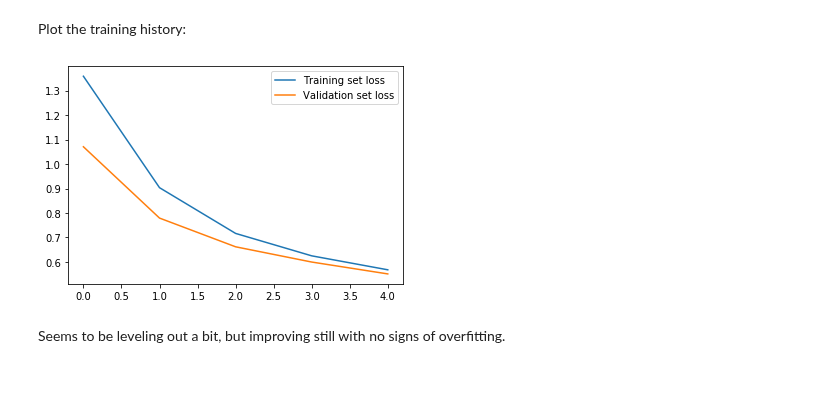
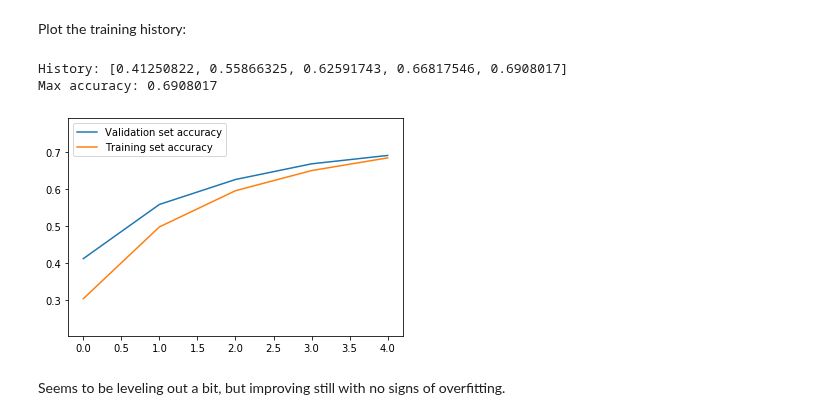
Before and after one commit to TurkuNLP/Deep_Learning_in_LangTech_course, a Jupyter notebook: seq2seq_katakana.ipynb, the cells around one changed output. Saved outputs shown, nothing was run; the diff lists cells and outputs as text; code cells hidden in the pictures; blank space fills up the shorter version.

Commit message:
One-hot outputs, plot accuracy

```diff
--- a/seq2seq_katakana.ipynb
+++ b/seq2seq_katakana.ipynb
@@ -260,12 +280,13 @@ As our output values here are (as usual) integer values standing for our vocabul
 # %%
 model.compile(
     optimizer='adam',
-    loss='sparse_categorical_crossentropy'
+    loss='categorical_crossentropy',
+    metrics=['accuracy']
 )
 # %%
 history = model.fit(
     x=[encoder_X, decoder_X],
-    y=[decoder_Y],
+    y=[one_hot_decoder_Y],
     batch_size=BATCH_SIZE,
     epochs=EPOCHS,
     validation_split=0.2
@@ -285,20 +306,29 @@ Epoch 5/5
 # %% [markdown]
 Plot the training history:
-# %%
-%matplotlib inline
-import matplotlib.pyplot as plt
-
-
-def plot_history(history):
-    plt.plot(history.history['loss'],label="Training set loss")
-    plt.plot(history.history['val_loss'],label="Validation set loss")
-    plt.legend()
-    plt.show()
-
-
-plot_history(history)
-# %% [output]
-[figure, removed]
+# %%
+%matplotlib inline
+import matplotlib.pyplot as plt
+
+
+def plot_history(history):
+    train_metric = 'acc' if 'acc' in history.history else 'accuracy'
+    val_metric = 'val_acc' if 'val_acc' in history.history else 'val_accuracy'
+    print("History:", history.history[val_metric])
+    print("Max accuracy:", max(history.history[val_metric]))
+    y_min = min(history.history[train_metric] + history.history[val_metric])
+    y_max = max(history.history[train_metric] + history.history[val_metric])
+    plt.ylim(max(y_min-0.1, 0.0), min(y_max+0.1, 1.0))
+    plt.plot(history.history[val_metric],label="Validation set accuracy")
+    plt.plot(history.history[train_metric],label="Training set accuracy")
+    plt.legend()
+    plt.show()
+
+
+plot_history(history)
+# %% [output]
+History: [0.41250822, 0.55866325, 0.62591743, 0.66817546, 0.6908017]
+Max accuracy: 0.6908017
+[figure, added]
 # %% [markdown]
 Seems to be leveling out a bit, but improving still with no signs of overfitting.
 # %% [markdown]
```
Also changed, not shown: parts of 6 cells of this notebook.
